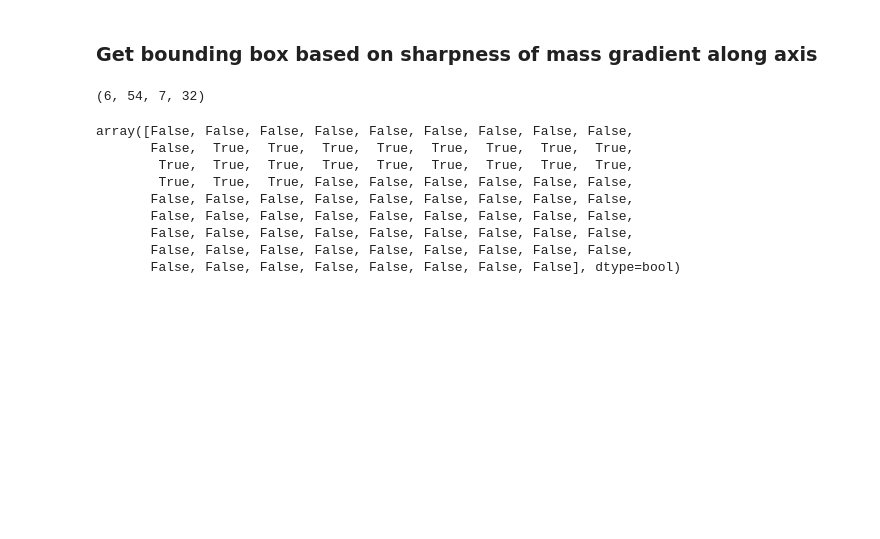
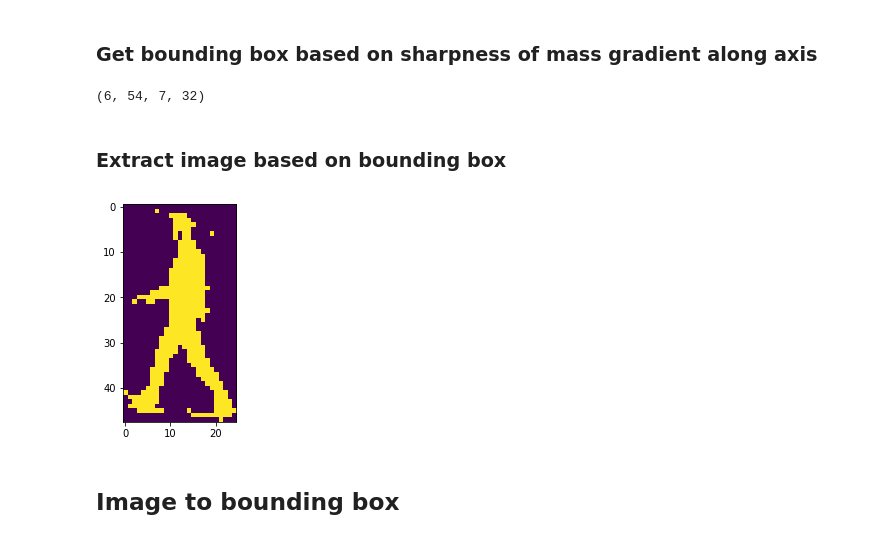
Before and after one commit to Nempickaxe/walk_or_jog_video_classification, a Jupyter notebook: v1.ipynb, the cells around one changed output. Saved outputs shown, nothing was run; the diff lists cells and outputs as text; code cells hidden in the pictures; blank space fills up the shorter version.

Commit message:
end-to-end loop
fixed constant size of image

```diff
--- a/v1.ipynb
+++ b/v1.ipynb
@@ -108,8 +114,6 @@ video_array = get_video_matrix()
 # %%
-plt.close()
-percentile_range = (10, 90)
-perc_lower_img = np.percentile(video_array, percentile_range[0], axis=0)
-perc_higher_img = np.percentile(video_array, percentile_range[1], axis=0)
+percentile_range=(10, 90)
+perc_lower_img, perc_higher_img = get_quantiles(video_array, percentile_range=percentile_range)
 
 fig=plt.figure(figsize=(8, 8))
 fig.add_subplot(2, 1, 1)
@@ -126,7 +132,8 @@ plt.show()
 # %%
-def check_lower_higher(x):
+def check_lower_higher(x, perc_lower_img=perc_lower_img, perc_higher_img=perc_higher_img):
     #check if pixel value lies between 10-90 quantiles
     threshold_img = (x<perc_lower_img) | (x>perc_higher_img)
+    #average of filter == 1, for pure pixels only
     return skimage.measure.block_reduce(threshold_img, (2,2), np.mean)==1
 # %%
 test_reduced = check_lower_higher(video_array[59])
@@ -159,7 +170,7 @@ get_com(test_reduced)
 # %% [markdown]
 ### Get bounding box based on sharpness of mass gradient along axis
 # %%
-def get_bounding_box(x):
+def get_bounding_box(x, pad=3):
     bound_range = x.shape
 
     x_ax = (x.sum(axis=0)>=4).astype(int)
@@ -167,7 +178,7 @@ def get_bounding_box(x):
 
     kernel = np.array([1, 0, 1])
 
-    #check neighbouring elements if True
+    #check neighbouring elements if True to remove outlier
     c_x_ax = convolve(x_ax, kernel, mode='constant')>=2
     c_y_ax = convolve(y_ax, kernel, mode='constant')>=2
 
@@ -175,27 +186,17 @@ def get_bounding_box(x):
     dot_x = np.nonzero(c_x_ax)[0]
     dot_y = np.nonzero(c_y_ax)[0]
 
+    if (dot_x.shape[0]>0) & (dot_y.shape[0]>0):
     #boundary condition
-    x_min = max(dot_x[0]-3, 0)
-    x_max = min(dot_x[-1]+3, bound_range[1])
-    y_min = max(dot_y[0]-3, 0)
-    y_max = min(dot_y[-1]+3, bound_range[0])
+        x_min = max(dot_x[0]-pad, 0)
+        x_max = min(dot_x[-1]+pad, bound_range[1])
+        y_min = max(dot_y[0]-pad, 0)
+        y_max = min(dot_y[-1]+pad, bound_range[0])
 
-    return (y_min, y_max, x_min, x_max)
+        return (y_min, y_max, x_min, x_max)
+    else:
+        pass
 # %%
 get_bounding_box(test_reduced)
 # %% [output]
 (6, 54, 7, 32)
-# %%
-a = (test_reduced.sum(axis=0)>=4).astype(int)
-convolve(a, np.array([1,0,1]), mode='constant')>=2
-# %% [output]
-array([False, False, False, False, False, False, False, False, False,
-       False,  True,  True,  True,  True,  True,  True,  True,  True,
-        True,  True,  True,  True,  True,  True,  True,  True,  True,
-        True,  True,  True, False, False, False, False, False, False,
-       False, False, False, False, False, False, False, False, False,
-       False, False, False, False, False, False, False, False, False,
-       False, False, False, False, False, False, False, False, False,
-       False, False, False, False, False, False, False, False, False,
-       False, False, False, False, False, False, False, False], dtype=bool)
@@ -209,0 +203,12 @@ def check_lower_higher_1(x):
+# %% [markdown]
+### Extract image based on bounding box
+# %%
+def extract_image(x, bb):
+    return x[bb[0]:bb[1], bb[2]:bb[3]]
+# %%
+plt.imshow(extract_image(test_reduced, get_bounding_box(test_reduced)))
+plt.show()
+# %% [output]
+[figure, added]
+# %% [markdown]
+## Image to bounding box
```
Also changed, not shown: parts of 17 cells of this notebook.
